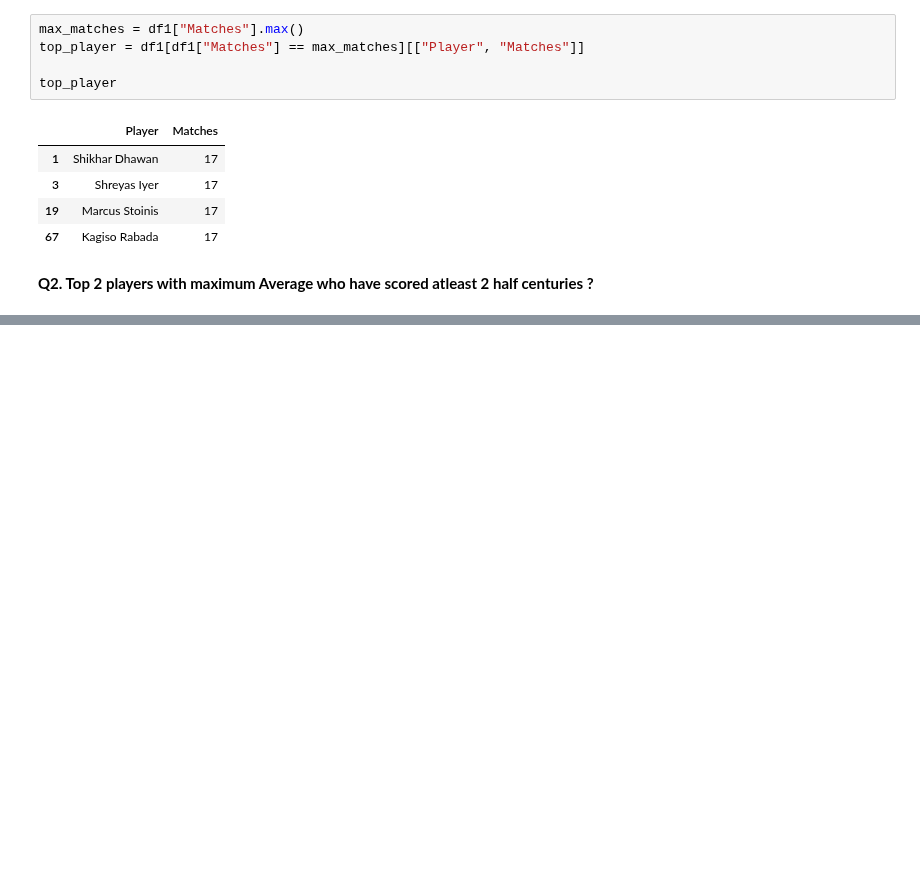
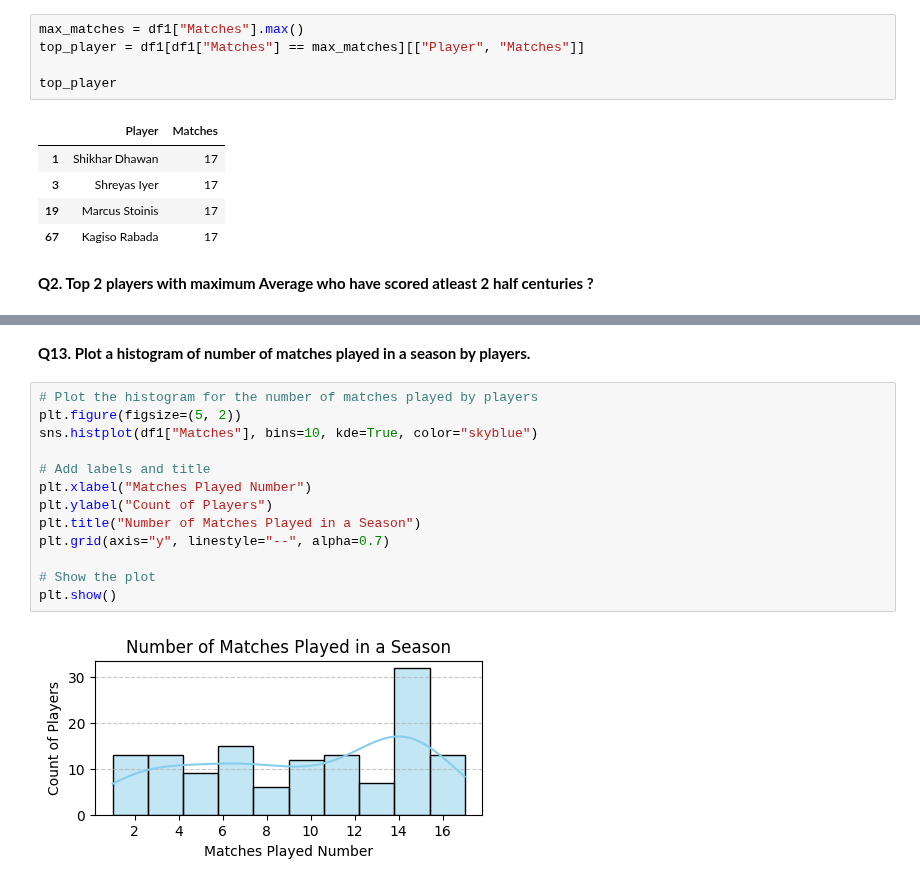
Before and after one commit to Piramu-Mahalingam/DS-Course-Assignment-1, a Jupyter notebook: Assignment 7 EDA.ipynb, the cells around one changed output, grey strips where cells are left out. Cells and saved outputs as stored; diff of their text form; blank space fills up the shorter version.

```diff
--- a/Assignment 7 EDA.ipynb
+++ b/Assignment 7 EDA.ipynb
@@ -43,0 +220,17 @@ top_player
+# %% [markdown]
+**Q13. Plot a histogram of number of matches played in a season by players.**
+# %%
+# Plot the histogram for the number of matches played by players
+plt.figure(figsize=(5, 2))
+sns.histplot(df1["Matches"], bins=10, kde=True, color="skyblue")
+
+# Add labels and title
+plt.xlabel("Matches Played Number")
+plt.ylabel("Count of Players")
+plt.title("Number of Matches Played in a Season")
+plt.grid(axis="y", linestyle="--", alpha=0.7)
+
+# Show the plot
+plt.show()
+# %% [output]
+[figure, added]
```
Also changed, not shown: parts of 35 cells of this notebook.
